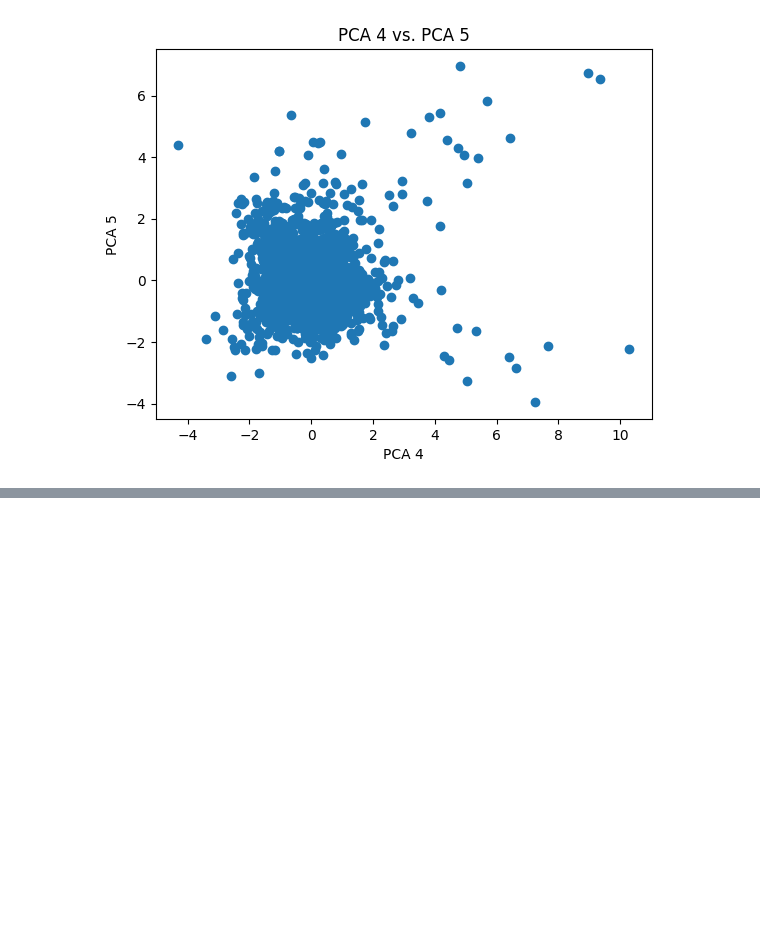
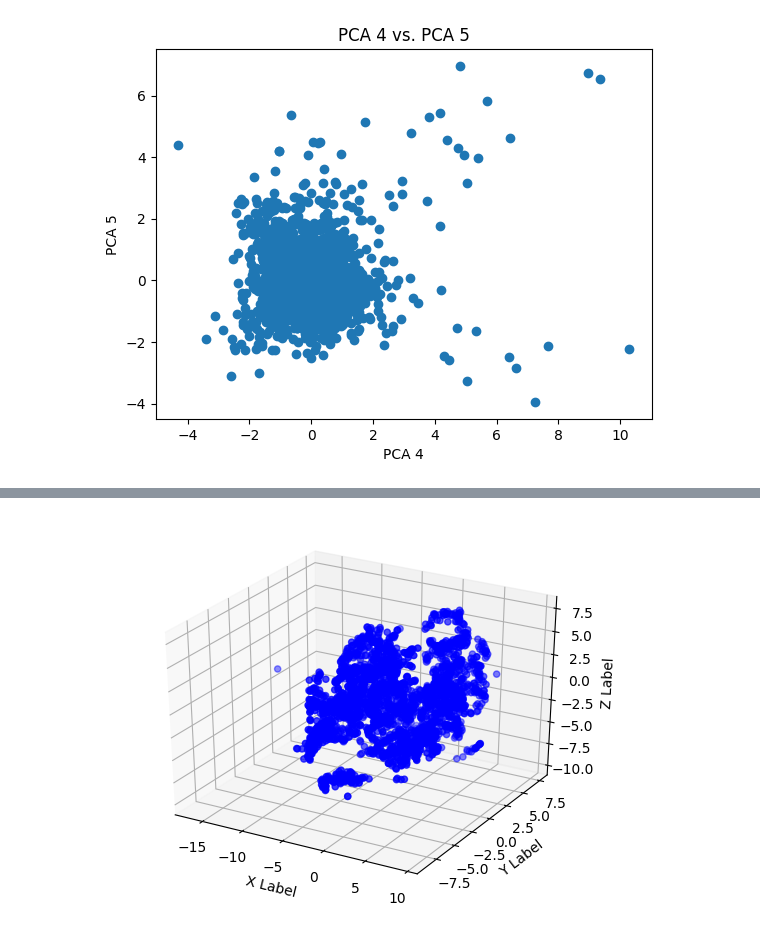
Before and after one commit to achave11-ucsc/GA4GH-MLSpring17, a Jupyter notebook: jup-notebook/Proces_Data.ipynb, the cells around one changed output, grey strips where cells are left out. Cells and saved outputs as stored; diff of their text form; code cells hidden in the pictures; blank space fills up the shorter version.

```diff
--- a/Proces_Data.ipynb
+++ b/jup-notebook/Proces_Data.ipynb
@@ -191,0 +254,21 @@ plot_reduced_matrices(X_mat_red)
+# %%
+from mpl_toolkits.mplot3d import Axes3D
+
+X = X_mat_red
+model = TSNE(n_components=3, random_state=0)
+np.set_printoptions(suppress=True)
+model.fit_transform(X)
+
+fig = plt.figure()
+ax = fig.add_subplot(111, projection='3d')
+
+
+ax.scatter(model.embedding_[:,0],  model.embedding_[:,1], model.embedding_[:,2], c='b')
+
+ax.set_xlabel('X Label')
+ax.set_ylabel('Y Label')
+ax.set_zlabel('Z Label')
+
+plt.show()
+# %% [output]
+[figure, added]
```
Also changed, not shown: parts of 10 cells of this notebook, 2 other files.
